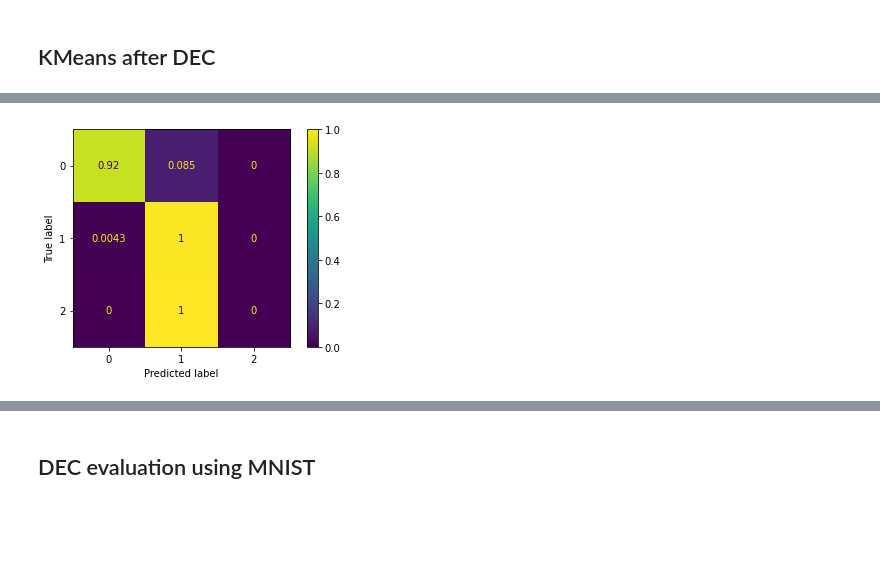
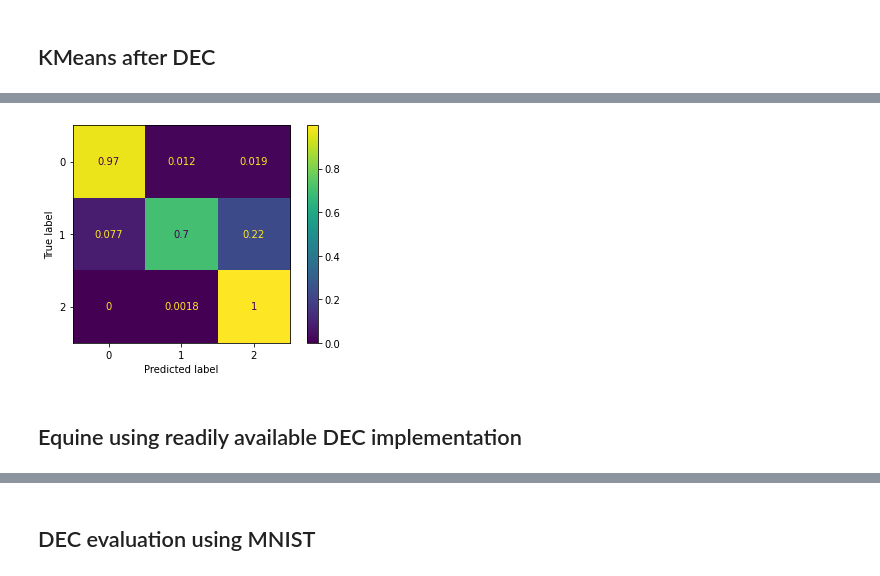
Before and after one commit to timodw/time_series_preprocessing, a Jupyter notebook: preprocessing.ipynb, the cells around one changed output, grey strips where cells are left out. Cells and saved outputs as stored; diff of their text form; code cells hidden in the pictures; blank space fills up the shorter version.

```diff
--- a/preprocessing.ipynb
+++ b/preprocessing.ipynb
@@ -23,6 +23,10 @@ from sklearn.cluster import KMeans
 from sklearn.mixture import GaussianMixture
 from sklearn.metrics import classification_report, confusion_matrix, ConfusionMatrixDisplay, accuracy_score
 from sklearn.decomposition import PCA
+from sklearn.manifold import TSNE
+from sklearn.utils import shuffle
+
+#from tsnecuda import TSNE
 
 # import tsfresh
 # from tsfresh import extract_relevant_features, extract_features
@@ -38,12 +42,12 @@ from skorch import NeuralNetClassifier
 import torch
 import torchvision
 
-if torch.backends.mps.is_available():
-    device = 'mps'
-elif torch.backends.cuda.is_available():
+device = 'cpu'
+try:
+    if torch.backends.mps.is_available():
+        device = 'mps'
+except AttributeError:
     device = 'cuda'
-else:
-    device = 'cpu'
 
 print(f"Using '{device}' for model training and inference")
 # %% [output]
@@ -396,9 +400,11 @@ training_horses, validation_horses = \
 
 X_train = np.concatenate([data_per_horse[horse][0] for horse in training_horses])
 y_train = np.concatenate([data_per_horse[horse][1] for horse in training_horses])
+X_train, y_train = shuffle(X_train, y_train, random_state=45)
 
 X_val = np.concatenate([data_per_horse[horse][0] for horse in validation_horses])
 y_val = np.concatenate([data_per_horse[horse][1] for horse in validation_horses])
+X_val, y_val = shuffle(X_val, y_val, random_state=343)
 
 if pca_of_windows:
     X_train, pca = pca_windows(X_train, n_components=pca_n_components)
@@ -717,5 +872,14 @@ plt.show()
 # %% [markdown]
 ## KMeans after DEC
 # %%
-dec_model = train_dec(dense_encoder, X_train, X_val)
+model_folder = Path('models/equine')
+
+dense_encoder = DenseEncoder(100, 10, layer_sizes=[512, 512, 1024])
+dense_decoder = DenseDecoder(10, 100, layer_sizes=[512, 512, 1024])
+
+dense_encoder.load_state_dict(torch.load(model_folder / 'encoder'))
+dense_decoder.load_state_dict(torch.load(model_folder / 'decoder'))
+
+dec_model = train_dec(dense_encoder, X_train, X_val, batch_size=len(X_train), epochs=20, device=device, latent_dim=10)
+dec_model.eval()
 # %% [output]
@@ -741,26 +927,28 @@ KeyboardInterrupt
 # %%
-y_train_pred = dec_model(torch.from_numpy(X_train).to(torch.float32)).detach().numpy()
-y_val_pred = dec_model(torch.from_numpy(X_val).to(torch.float32)).detach().numpy()
+y_train_pred = dec_model(torch.from_numpy(X_train).to(torch.float32).to(device)).detach().cpu().numpy()
+y_val_pred = dec_model(torch.from_numpy(X_val).to(torch.float32).to(device)).detach().cpu().numpy()
 
 y_train_pred = np.argmax(y_train_pred, axis=-1)
 y_val_pred = np.argmax(y_val_pred, axis=-1)
 
 training_acc, mapping = acc(y_train, y_train_pred, return_mapping=True)
 validation_acc = acc(y_val, y_val_pred)
 
 y_train_pred = [mapping[l] for l in y_train_pred]
 y_val_pred = [mapping[l] for l in y_val_pred]
 
 train_acc = accuracy_score(y_train, y_train_pred)
 train_conf_mat = confusion_matrix(y_train, y_train_pred)
 
 val_acc = accuracy_score(y_val, y_val_pred)
 val_conf_mat = confusion_matrix(y_val, y_val_pred)
 
 val_conf_mat = val_conf_mat / np.expand_dims(val_conf_mat.sum(axis=1), axis=1)
 
 cm_plot = ConfusionMatrixDisplay(val_conf_mat)
 cm_plot.plot()
 plt.show()
 # %% [output]
-[figure, old version]
+[figure, new version]
+# %% [markdown]
+## Equine using readily available DEC implementation
```
Also changed, not shown: parts of 26 cells of this notebook, 2 other files.
